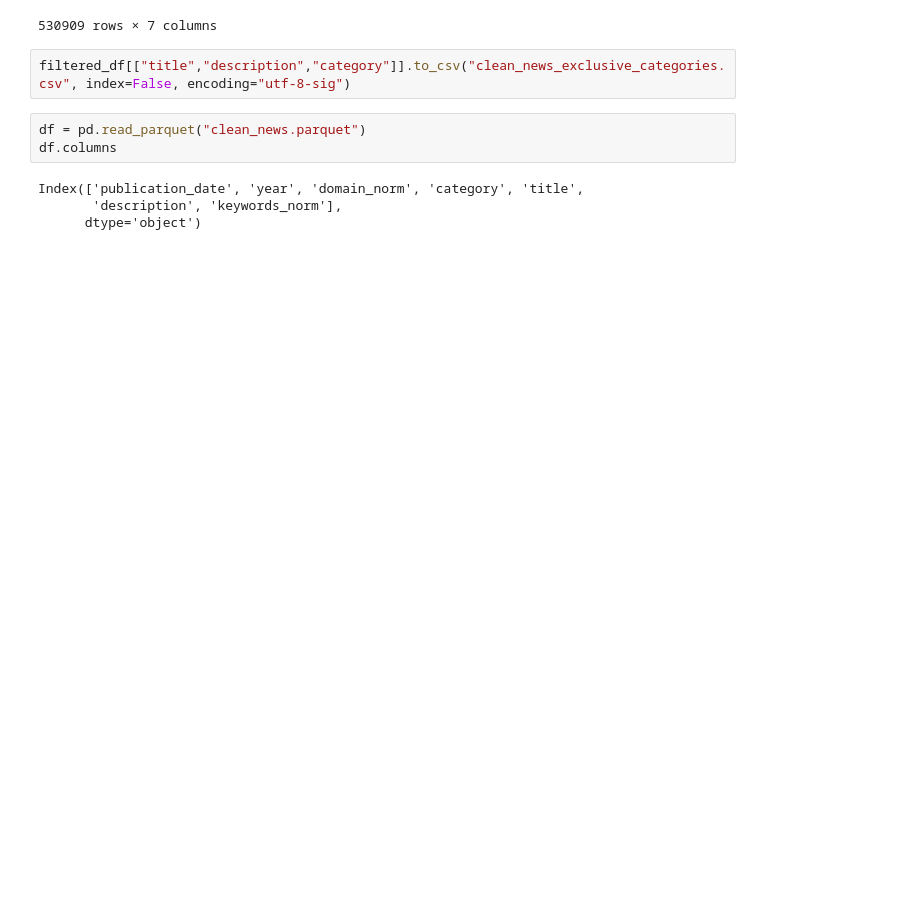
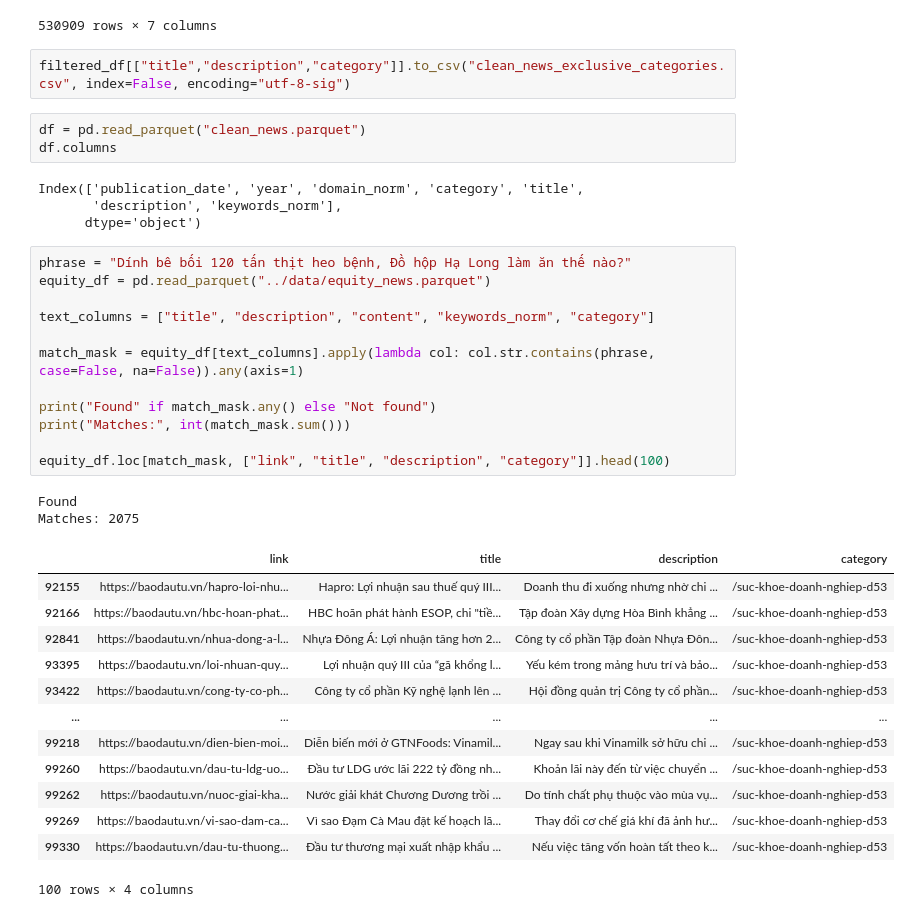
Before and after one commit to doankhang255/project3T, a Jupyter notebook: News/check_news.ipynb, the cells around one changed output. Drawn from its saved outputs; the diff is of its cells as text; blank space fills up the shorter version.

```diff
--- a/News/check_news.ipynb
+++ b/News/check_news.ipynb
@@ -1166,3 +1288,31 @@ df.columns
 Index(['publication_date', 'year', 'domain_norm', 'category', 'title',
        'description', 'keywords_norm'],
       dtype='object')
+# %%
+phrase = "Dính bê bối 120 tấn thịt heo bệnh, Đồ hộp Hạ Long làm ăn thế nào?"
+equity_df = pd.read_parquet("../data/equity_news.parquet")
+
+text_columns = ["title", "description", "content", "keywords_norm", "category"]
+
+match_mask = equity_df[text_columns].apply(lambda col: col.str.contains(phrase, case=False, na=False)).any(axis=1)
+
+print("Found" if match_mask.any() else "Not found")
+print("Matches:", int(match_mask.sum()))
+
+equity_df.loc[match_mask, ["link", "title", "description", "category"]].head(100)
+# %% [output]
+Found
+Matches: 2075
+|  | link | title | description | category |
+| 92155 | https://baodautu.vn/hapro-loi-nhu... | Hapro: Lợi nhuận sau thuế quý III... | Doanh thu đi xuống nhưng nhờ chi ... | /suc-khoe-doanh-nghiep-d53 |
+| 92166 | https://baodautu.vn/hbc-hoan-phat... | HBC hoãn phát hành ESOP, chi "tiề... | Tập đoàn Xây dựng Hòa Bình khẳng ... | /suc-khoe-doanh-nghiep-d53 |
+| 92841 | https://baodautu.vn/nhua-dong-a-l... | Nhựa Đông Á: Lợi nhuận tăng hơn 2... | Công ty cổ phần Tập đoàn Nhựa Đôn... | /suc-khoe-doanh-nghiep-d53 |
+| 93395 | https://baodautu.vn/loi-nhuan-quy... | Lợi nhuận quý III của “gã khổng l... | Yếu kém trong mảng hưu trí và bảo... | /suc-khoe-doanh-nghiep-d53 |
+| 93422 | https://baodautu.vn/cong-ty-co-ph... | Công ty cổ phần Kỹ nghệ lạnh lên ... | Hội đồng quản trị Công ty cổ phần... | /suc-khoe-doanh-nghiep-d53 |
+| ... | ... | ... | ... | ... |
+| 99218 | https://baodautu.vn/dien-bien-moi... | Diễn biến mới ở GTNFoods: Vinamil... | Ngay sau khi Vinamilk sở hữu chi ... | /suc-khoe-doanh-nghiep-d53 |
+| 99260 | https://baodautu.vn/dau-tu-ldg-uo... | Đầu tư LDG ước lãi 222 tỷ đồng nh... | Khoản lãi này đến từ việc chuyển ... | /suc-khoe-doanh-nghiep-d53 |
+| 99262 | https://baodautu.vn/nuoc-giai-kha... | Nước giải khát Chương Dương trồi ... | Do tính chất phụ thuộc vào mùa vụ... | /suc-khoe-doanh-nghiep-d53 |
+| 99269 | https://baodautu.vn/vi-sao-dam-ca... | Vì sao Đạm Cà Mau đặt kế hoạch lã... | Thay đổi cơ chế giá khí đã ảnh hư... | /suc-khoe-doanh-nghiep-d53 |
+| 99330 | https://baodautu.vn/dau-tu-thuong... | Đầu tư thương mại xuất nhập khẩu ... | Nếu việc tăng vốn hoàn tất theo k... | /suc-khoe-doanh-nghiep-d53 |
+100 rows × 4 columns
```
Also changed, not shown: parts of 11 cells of this notebook, 7 other files.
